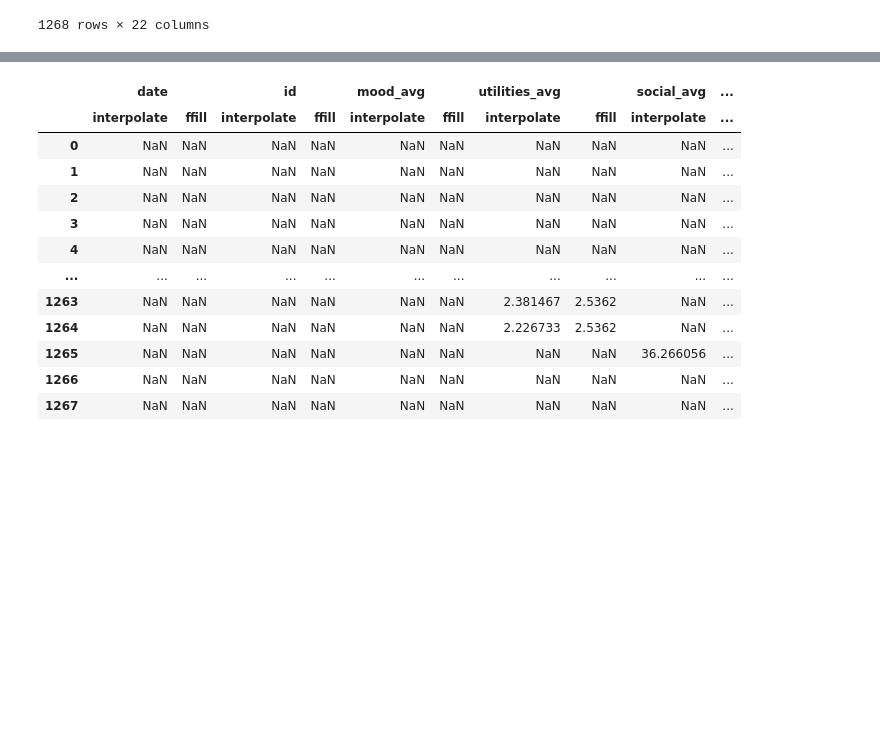
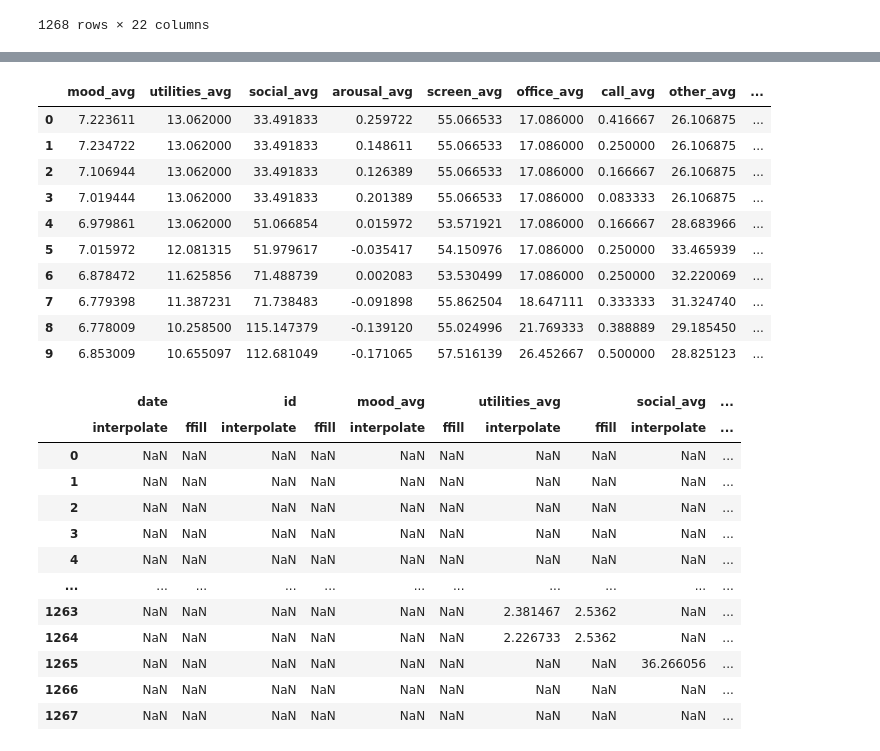
Before and after one commit to Zainab-am/Data-Mining-For-The-Girls, a Jupyter notebook: data_prep.ipynb, the cells around one changed output, grey strips where cells are left out. Cells and saved outputs as stored; diff of their text form; code cells hidden in the pictures; blank space fills up the shorter version.

```diff
--- a/data_prep.ipynb
+++ b/data_prep.ipynb
@@ -251,3 +257,31 @@ new
+# %%
+new_2 = pd.DataFrame()
+amount_of_days = 6
+for i in new.index:
+    new_row = new.iloc[i:i + amount_of_days].drop("date", axis = 1).mean()
+    new_row = new_row.to_frame().T
+    if len(new_2) == 0:
+        new_2 = new_row
+    else:
+        new_2 = pd.concat([new_2, new_row])
+
+new_2.reset_index(inplace = True, drop = True)
+# new_2.to_csv("data_new/instance_based_df.csv", index = False)
+
+new_2["mood_avg_next"] = new["mood_avg"].iloc[6:]
+new_2.head(10)
+# %% [output]
+|  | mood_avg | utilities_avg | social_avg | arousal_avg | screen_avg | office_avg | call_avg | other_avg | ... |
+| 0 | 7.223611 | 13.062000 | 33.491833 | 0.259722 | 55.066533 | 17.086000 | 0.416667 | 26.106875 | ... |
+| 1 | 7.234722 | 13.062000 | 33.491833 | 0.148611 | 55.066533 | 17.086000 | 0.250000 | 26.106875 | ... |
+| 2 | 7.106944 | 13.062000 | 33.491833 | 0.126389 | 55.066533 | 17.086000 | 0.166667 | 26.106875 | ... |
+| 3 | 7.019444 | 13.062000 | 33.491833 | 0.201389 | 55.066533 | 17.086000 | 0.083333 | 26.106875 | ... |
+| 4 | 6.979861 | 13.062000 | 51.066854 | 0.015972 | 53.571921 | 17.086000 | 0.166667 | 28.683966 | ... |
+| 5 | 7.015972 | 12.081315 | 51.979617 | -0.035417 | 54.150976 | 17.086000 | 0.250000 | 33.465939 | ... |
+| 6 | 6.878472 | 11.625856 | 71.488739 | 0.002083 | 53.530499 | 17.086000 | 0.250000 | 32.220069 | ... |
+| 7 | 6.779398 | 11.387231 | 71.738483 | -0.091898 | 55.862504 | 18.647111 | 0.333333 | 31.324740 | ... |
+| 8 | 6.778009 | 10.258500 | 115.147379 | -0.139120 | 55.024996 | 21.769333 | 0.388889 | 29.185450 | ... |
+| 9 | 6.853009 | 10.655097 | 112.681049 | -0.171065 | 57.516139 | 26.452667 | 0.500000 | 28.825123 | ... |
 # %%
 ## set target label
 
```
Also changed, not shown: parts of 2 cells of this notebook, 1 other file.
